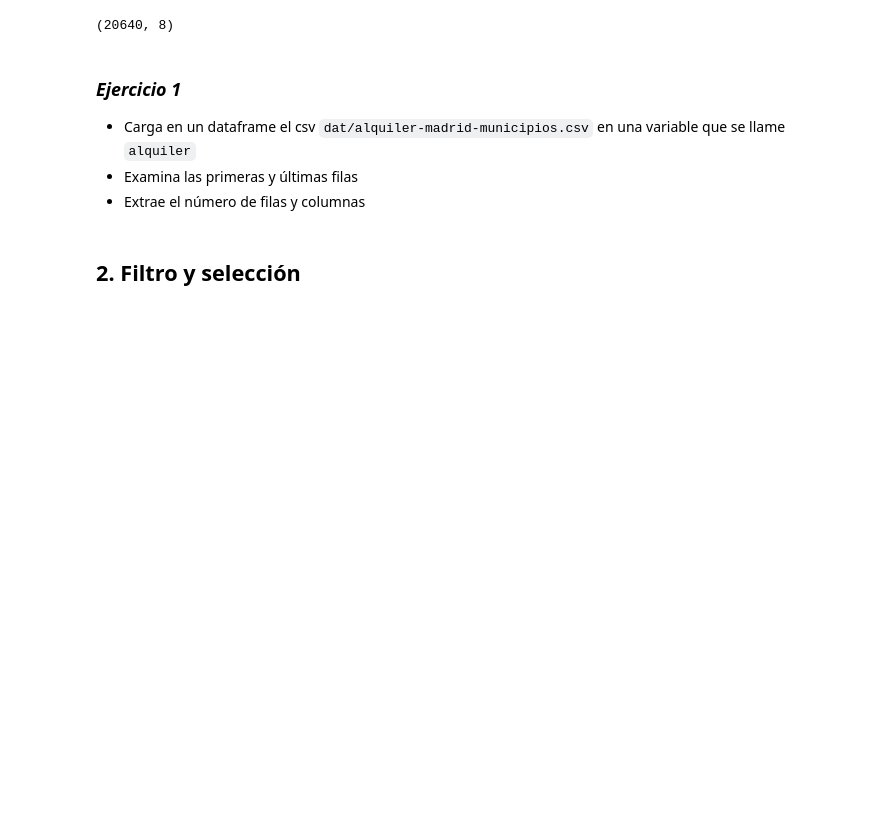
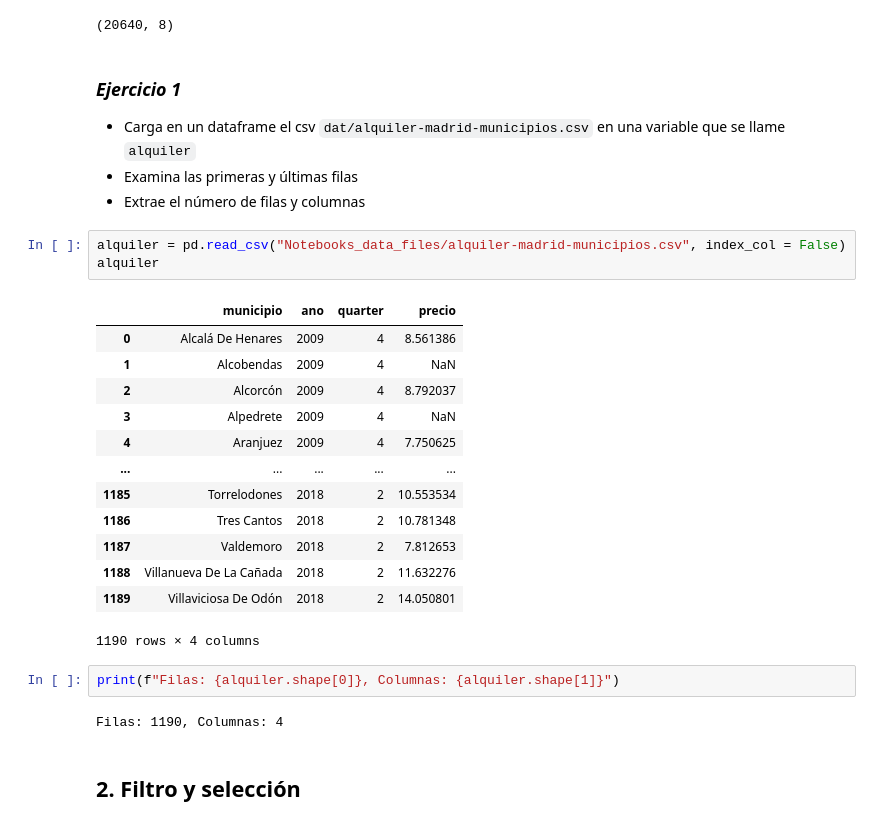
Before and after one commit to Angelmbx/Machine-Learing, a Jupyter notebook: UD1/02_Data_Analisis_Pandas.ipynb, the cells around one changed output. Drawn from its saved outputs; the diff is of its cells as text; blank space fills up the shorter version.

```diff
--- a/UD1/02_Data_Analisis_Pandas.ipynb
+++ b/UD1/02_Data_Analisis_Pandas.ipynb
@@ -134,6 +139,27 @@ viviendas_nuevo_indice.shape
 * Carga en un dataframe el csv `dat/alquiler-madrid-municipios.csv` en una variable que se llame `alquiler`
 * Examina las primeras y últimas filas
 * Extrae el número de filas y columnas
+# %%
+alquiler = pd.read_csv("Notebooks_data_files/alquiler-madrid-municipios.csv", index_col = False)
+alquiler
+# %% [output]
+|  | municipio | ano | quarter | precio |
+| 0 | Alcalá De Henares | 2009 | 4 | 8.561386 |
+| 1 | Alcobendas | 2009 | 4 | NaN |
+| 2 | Alcorcón | 2009 | 4 | 8.792037 |
+| 3 | Alpedrete | 2009 | 4 | NaN |
+| 4 | Aranjuez | 2009 | 4 | 7.750625 |
+| ... | ... | ... | ... | ... |
+| 1185 | Torrelodones | 2018 | 2 | 10.553534 |
+| 1186 | Tres Cantos | 2018 | 2 | 10.781348 |
+| 1187 | Valdemoro | 2018 | 2 | 7.812653 |
+| 1188 | Villanueva De La Cañada | 2018 | 2 | 11.632276 |
+| 1189 | Villaviciosa De Odón | 2018 | 2 | 14.050801 |
+1190 rows × 4 columns
+# %%
+print(f"Filas: {alquiler.shape[0]}, Columnas: {alquiler.shape[1]}")
+# %% [output]
+Filas: 1190, Columnas: 4
 # %% [markdown]
 ## 2. Filtro y selección
 # %% [markdown]
```
Also changed, not shown: parts of 11 cells of this notebook.
